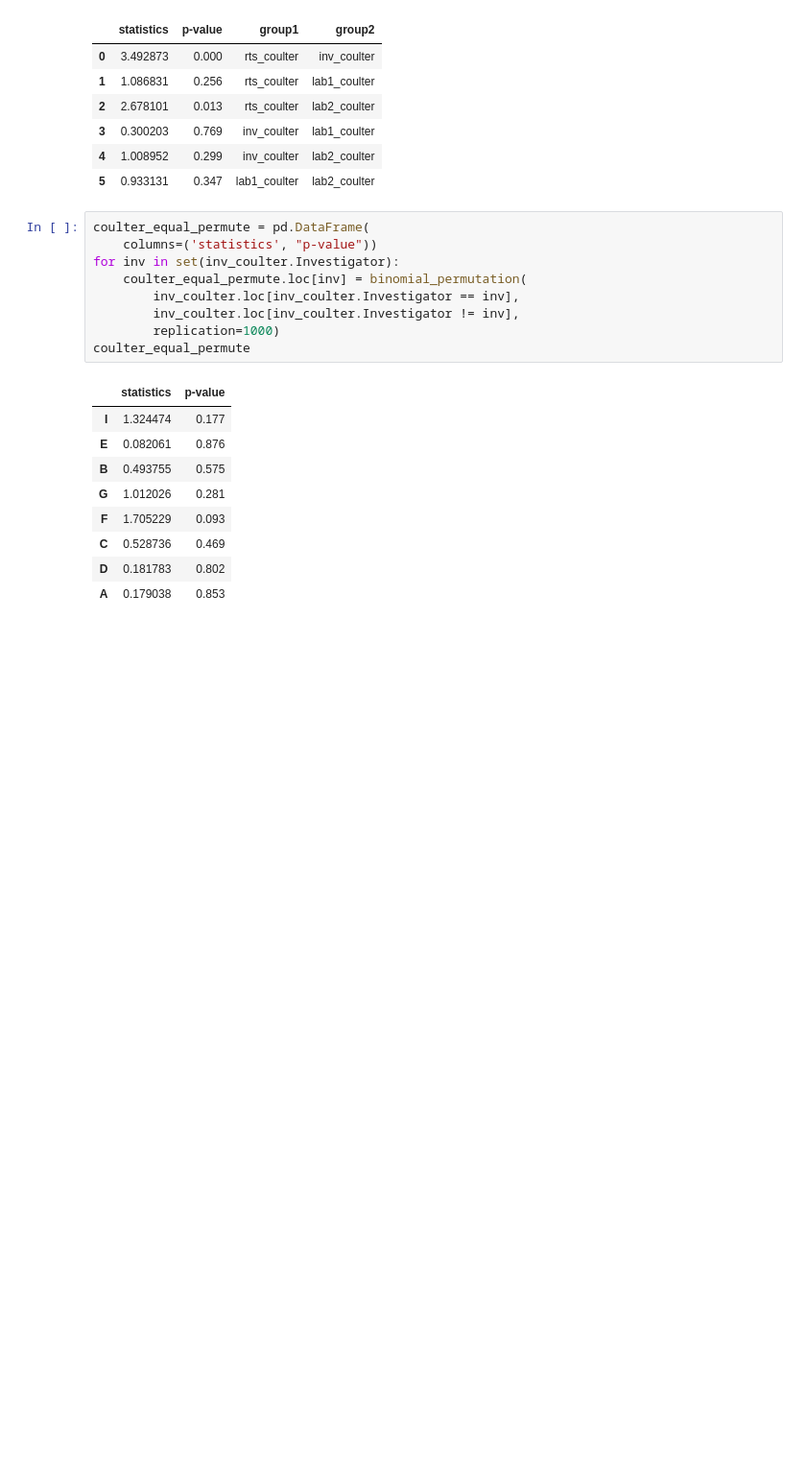
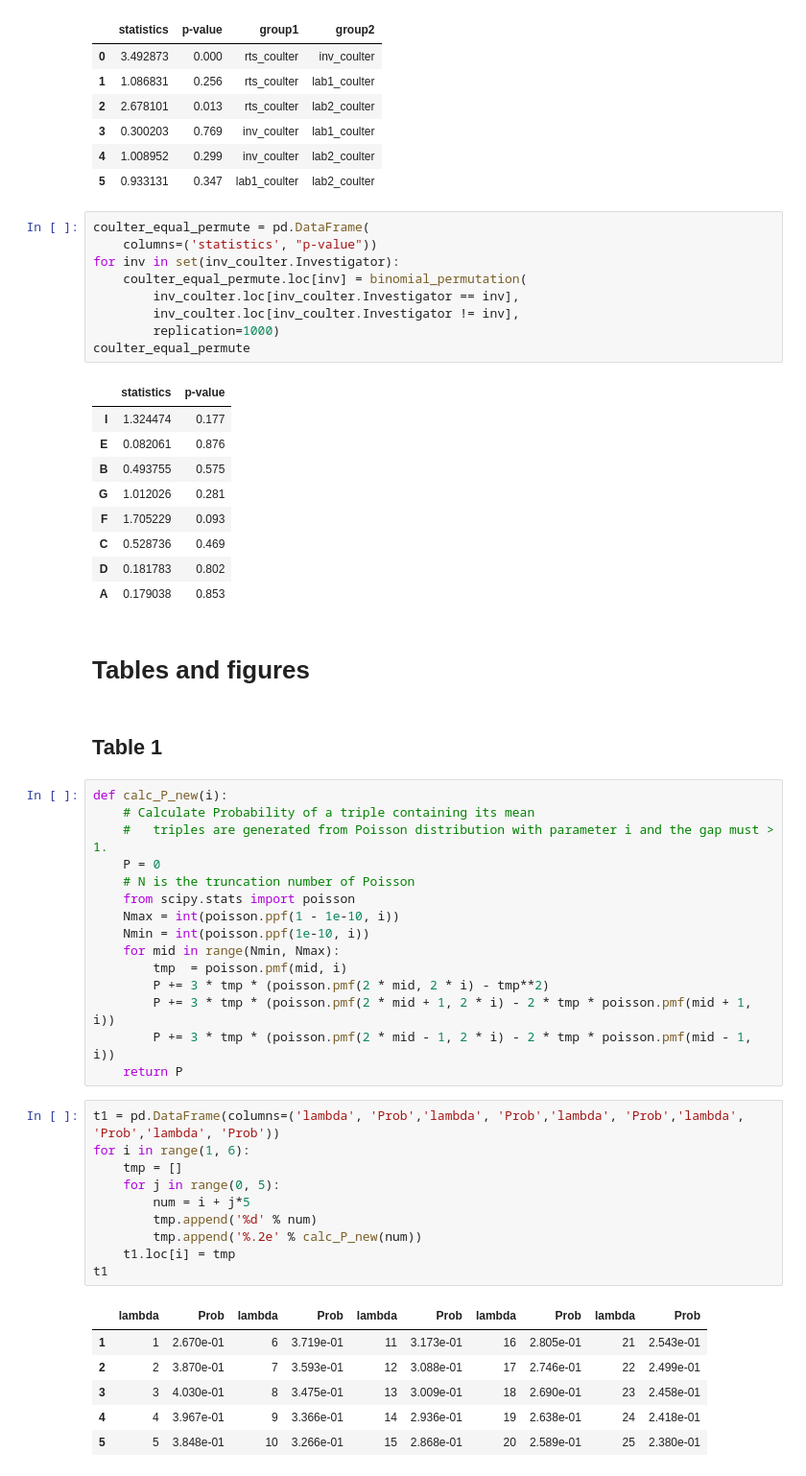
Before and after one commit to standard-aaron/reproduce_sor_2016, a Jupyter notebook: report/Reports.ipynb, the cells around one changed output. Shown at 96% size. Cells and saved outputs as stored; diff of their text form; blank space fills up the shorter version.

Commit message:
Add table 1 and fig 1

```diff
--- a/report/Reports.ipynb
+++ b/report/Reports.ipynb
@@ -629,3 +629,41 @@ coulter_equal_permute
 | C | 0.528736 | 0.469 |
 | D | 0.181783 | 0.802 |
 | A | 0.179038 | 0.853 |
+# %% [markdown]
+<a id='tablesFigures'></a>
+# Tables and figures
+# %% [markdown]
+<a id='table1'></a>
+## Table 1
+# %%
+def calc_P_new(i):
+    # Calculate Probability of a triple containing its mean
+    #   triples are generated from Poisson distribution with parameter i and the gap must > 1.
+    P = 0
+    # N is the truncation number of Poisson
+    from scipy.stats import poisson
+    Nmax = int(poisson.ppf(1 - 1e-10, i))
+    Nmin = int(poisson.ppf(1e-10, i))
+    for mid in range(Nmin, Nmax):
+        tmp  = poisson.pmf(mid, i)
+        P += 3 * tmp * (poisson.pmf(2 * mid, 2 * i) - tmp**2)
+        P += 3 * tmp * (poisson.pmf(2 * mid + 1, 2 * i) - 2 * tmp * poisson.pmf(mid + 1, i))
+        P += 3 * tmp * (poisson.pmf(2 * mid - 1, 2 * i) - 2 * tmp * poisson.pmf(mid - 1, i))
+    return P
+# %%
+t1 = pd.DataFrame(columns=('lambda', 'Prob','lambda', 'Prob','lambda', 'Prob','lambda', 'Prob','lambda', 'Prob'))
+for i in range(1, 6):
+    tmp = []
+    for j in range(0, 5):
+        num = i + j*5
+        tmp.append('%d' % num)
+        tmp.append('%.2e' % calc_P_new(num))
+    t1.loc[i] = tmp
+t1
+# %% [output]
+|  | lambda | Prob | lambda | Prob | lambda | Prob | lambda | Prob | lambda | Prob |
+| 1 | 1 | 2.670e-01 | 6 | 3.719e-01 | 11 | 3.173e-01 | 16 | 2.805e-01 | 21 | 2.543e-01 |
+| 2 | 2 | 3.870e-01 | 7 | 3.593e-01 | 12 | 3.088e-01 | 17 | 2.746e-01 | 22 | 2.499e-01 |
+| 3 | 3 | 4.030e-01 | 8 | 3.475e-01 | 13 | 3.009e-01 | 18 | 2.690e-01 | 23 | 2.458e-01 |
+| 4 | 4 | 3.967e-01 | 9 | 3.366e-01 | 14 | 2.936e-01 | 19 | 2.638e-01 | 24 | 2.418e-01 |
+| 5 | 5 | 3.848e-01 | 10 | 3.266e-01 | 15 | 2.868e-01 | 20 | 2.589e-01 | 25 | 2.380e-01 |
```
Also changed, not shown: parts of 3 cells of this notebook.
